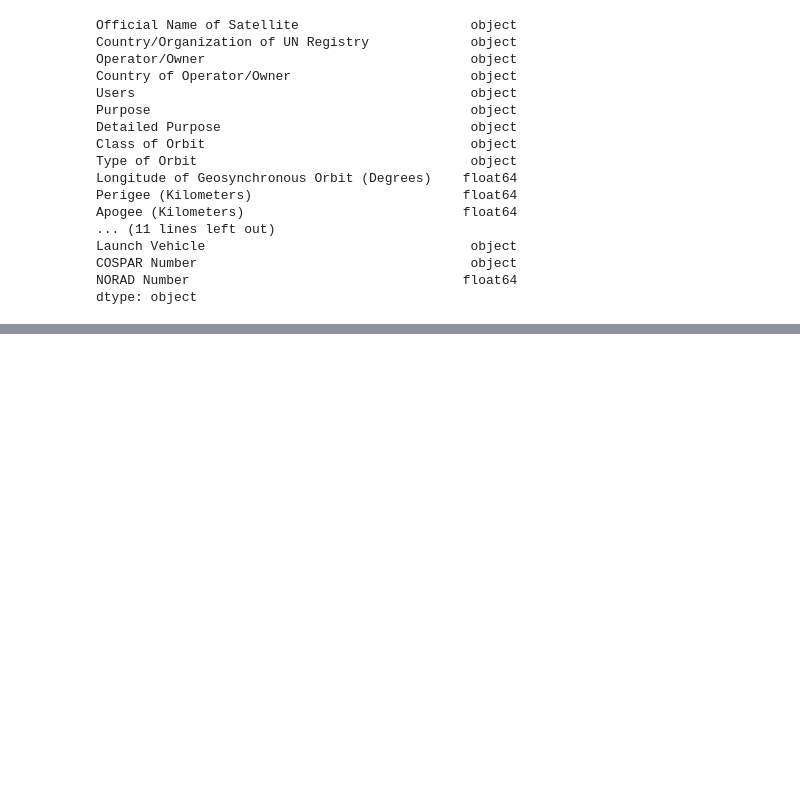
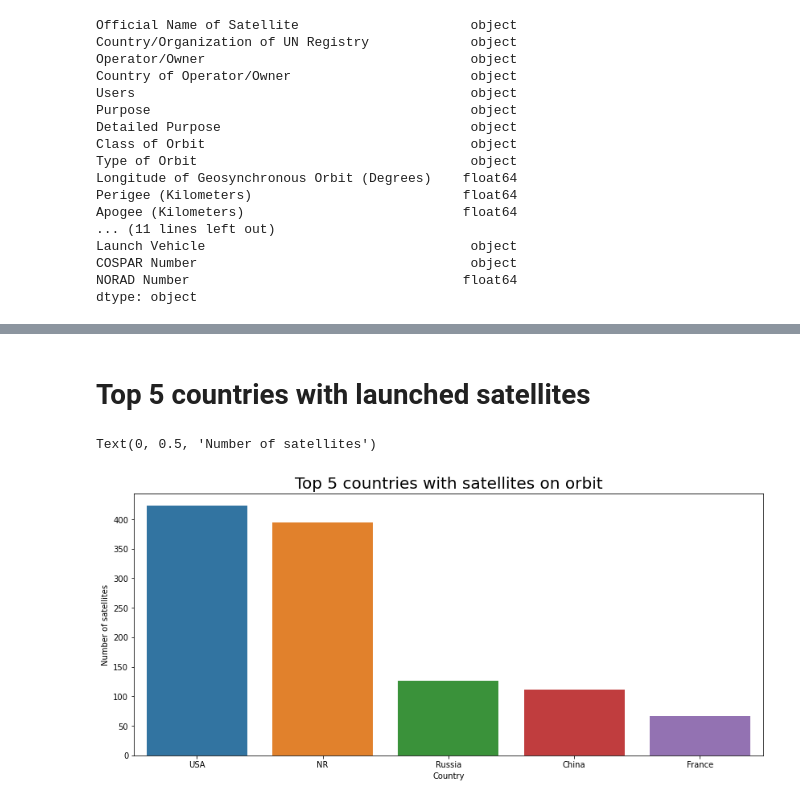
Before and after one commit to NickSamboni/AnalysingSatData, a Jupyter notebook: satellite.ipynb, the cells around one changed output, grey strips where cells are left out. Drawn from its saved outputs; the diff is of its cells as text; code cells hidden in the pictures; blank space fills up the shorter version.

```diff
--- a/satellite.ipynb
+++ b/satellite.ipynb
@@ -63 +78,10 @@ year of launch                                    4
 dtype: int64
+# %%
+#Rename the columns to work easier
+colnames = ['Name','Country','Operator', 'OperatorCountry',
+'Users','Purpose','PurposeDetail','OrbitClass','OrbitType','orbitLon_d',
+'Perigee_Km','Apogee_Km','e','Inclination','Period','LaunchMass','DryMass','Power',
+'Date','Lifetime','Contractor','ContractorCountry','LaunchSite','LaunchVehicle','COSPAR','NORAD']
+
+data = pd.read_csv('satelliteDB.csv',names=colnames,header=0)
+data.head(3).T
@@ -63,0 +106,11 @@ dtype: int64
+# %% [markdown]
+# Top 5 countries with launched satellites
+# %%
+fig, ax = plt.subplots(figsize=(14,6))
+sns.countplot(data['Country'], order = data.Country.value_counts().iloc[:5].index)
+
+plt.title("Top 5 countries with satellites on orbit", fontdict = {'fontsize':20})
+plt.ylabel("Number of satellites")
+# %% [output]
+Text(0, 0.5, 'Number of satellites')
+[figure, added]
```
Also changed, not shown: parts of 16 cells of this notebook.
